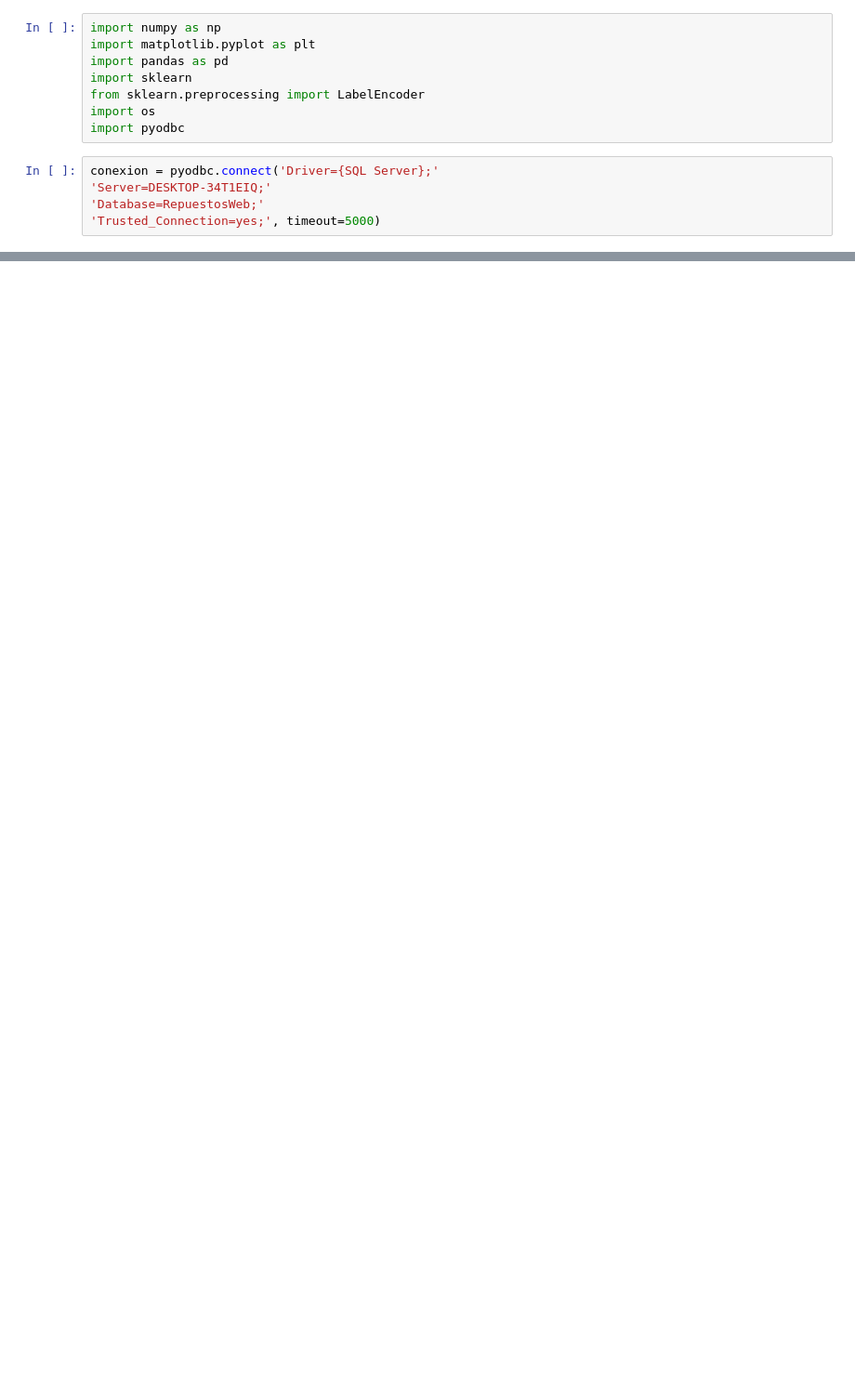
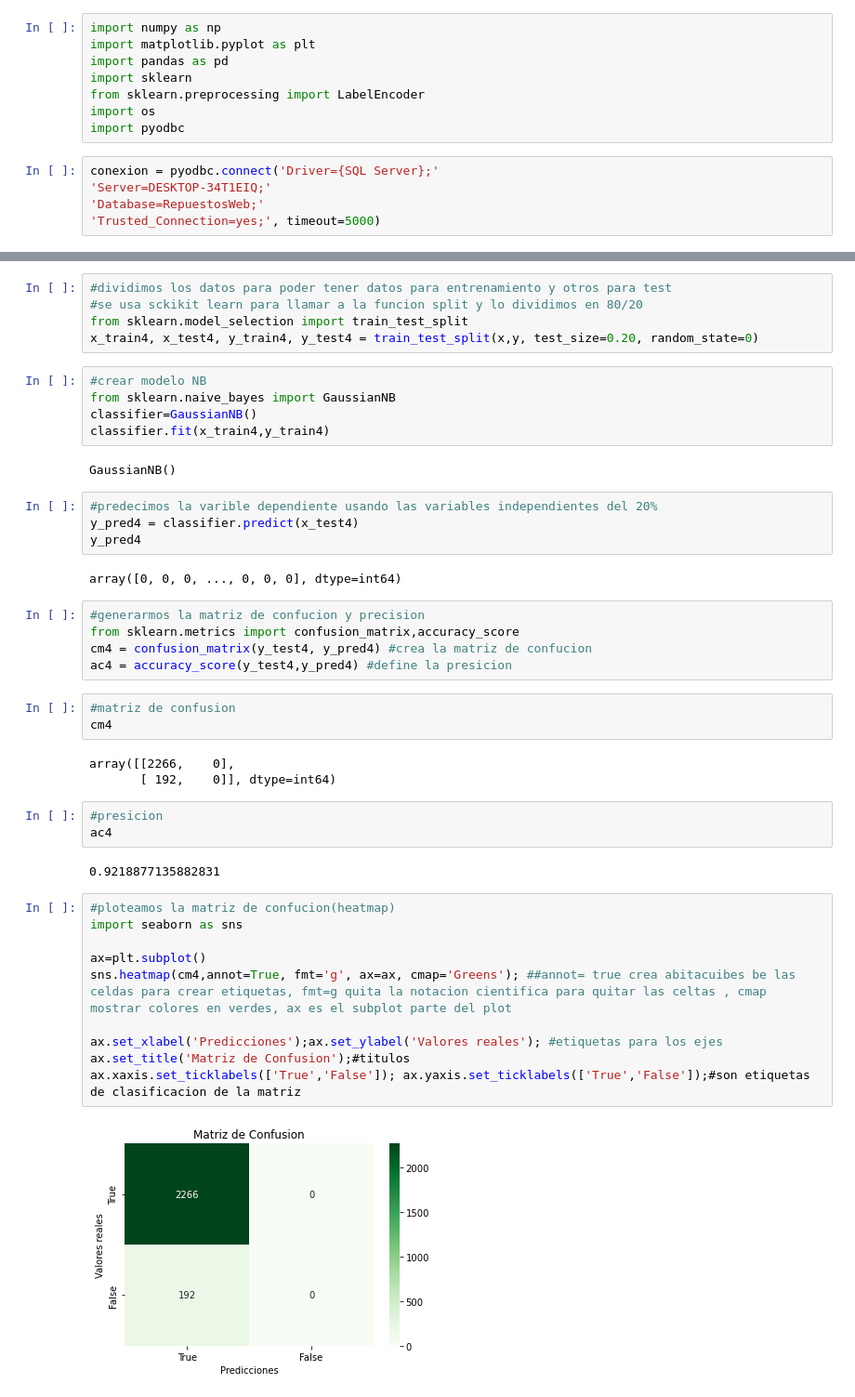
Before and after one commit to PabloMuralles/Analisis-de-datos, a Jupyter notebook: Proyecto2/ejercicio2.ipynb, the cells around one changed output, grey strips where cells are left out. Shown at 93% size. Drawn from its saved outputs; the diff is of its cells as text; blank space fills up the shorter version.

```diff
--- a/Proyecto2/ejercicio2.ipynb
+++ b/Proyecto2/ejercicio2.ipynb
@@ -76,0 +366,46 @@ dfVehiculoModerno.head(5)
+# %%
+#dividimos los datos para poder tener datos para entrenamiento y otros para test
+#se usa sckikit learn para llamar a la funcion split y lo dividimos en 80/20
+from sklearn.model_selection import train_test_split
+x_train4, x_test4, y_train4, y_test4 = train_test_split(x,y, test_size=0.20, random_state=0)
+# %%
+#crear modelo NB
+from sklearn.naive_bayes import GaussianNB
+classifier=GaussianNB()
+classifier.fit(x_train4,y_train4)
+# %% [output]
+GaussianNB()
+# %%
+#predecimos la varible dependiente usando las variables independientes del 20%
+y_pred4 = classifier.predict(x_test4)
+y_pred4
+# %% [output]
+array([0, 0, 0, ..., 0, 0, 0], dtype=int64)
+# %%
+#generarmos la matriz de confucion y precision
+from sklearn.metrics import confusion_matrix,accuracy_score
+cm4 = confusion_matrix(y_test4, y_pred4) #crea la matriz de confucion
+ac4 = accuracy_score(y_test4,y_pred4) #define la presicion
+# %%
+#matriz de confusion
+cm4
+# %% [output]
+array([[2266,    0],
+       [ 192,    0]], dtype=int64)
+# %%
+#presicion
+ac4
+# %% [output]
+0.9218877135882831
+# %%
+#ploteamos la matriz de confucion(heatmap)
+import seaborn as sns
+
+ax=plt.subplot()
+sns.heatmap(cm4,annot=True, fmt='g', ax=ax, cmap='Greens'); ##annot= true crea abitacuibes be las celdas para crear etiquetas, fmt=g quita la notacion cientifica para quitar las celtas , cmap mostrar colores en verdes, ax es el subplot parte del plot
+
+ax.set_xlabel('Predicciones');ax.set_ylabel('Valores reales'); #etiquetas para los ejes
+ax.set_title('Matriz de Confusion');#titulos
+ax.xaxis.set_ticklabels(['True','False']); ax.yaxis.set_ticklabels(['True','False']);#son etiquetas de clasificacion de la matriz
+# %% [output]
+[figure, added]
```
Also changed, not shown: parts of 79 cells of this notebook.
